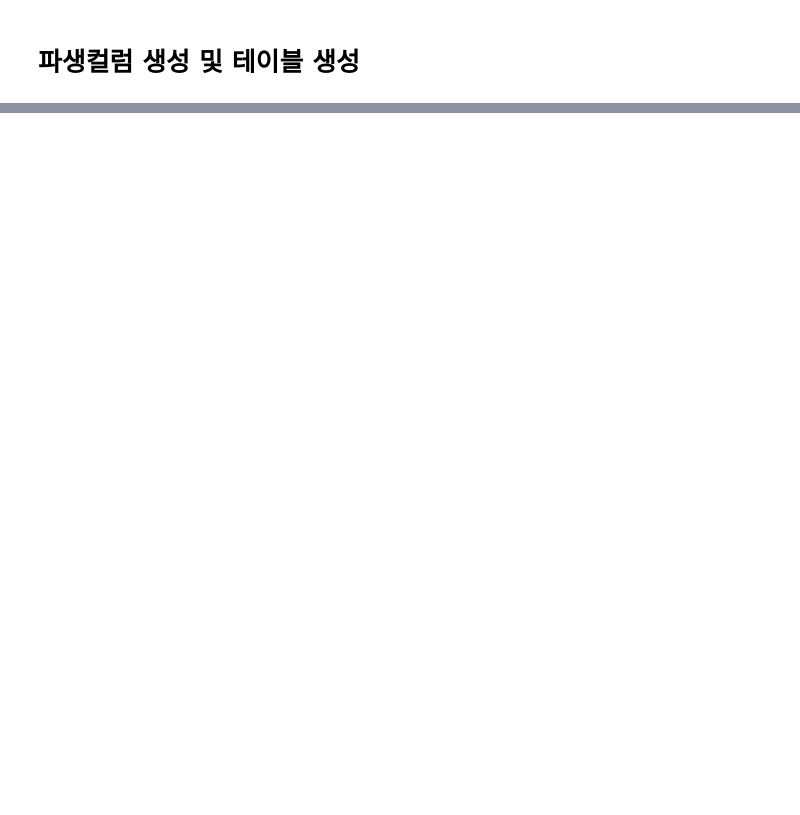
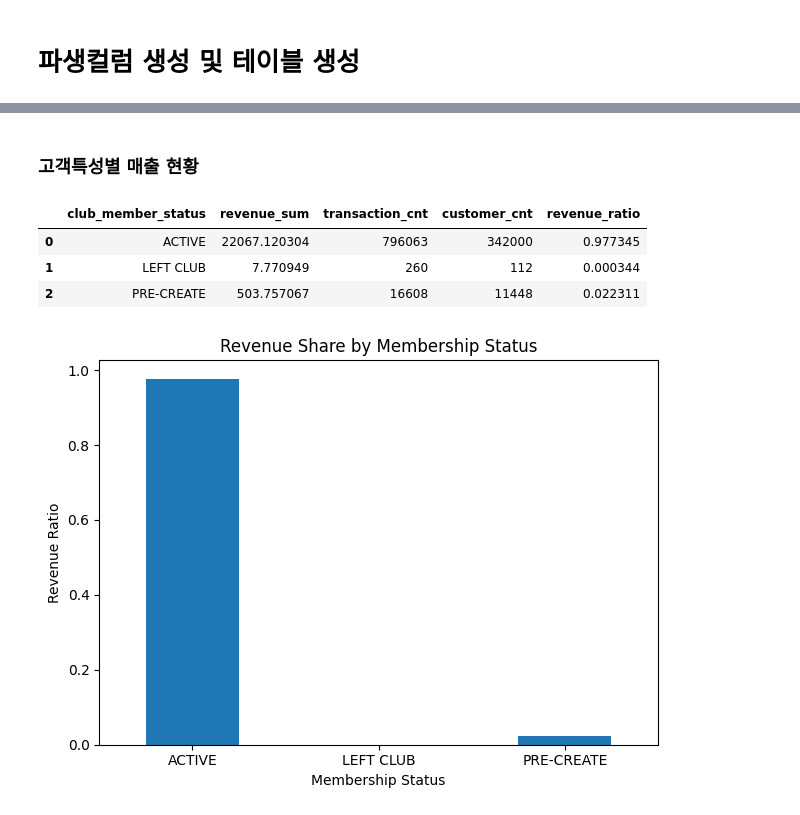
Before and after one commit to leegolem/data-commando-project, a Jupyter notebook: notebooks/member2/3. Analyze_2_lee.ipynb, the cells around one changed output, grey strips where cells are left out. Cells and saved outputs as stored; diff of their text form; code cells hidden in the pictures; blank space fills up the shorter version.

Commit message:
Add member2_01/27_Process_Analyze

```diff
--- a/notebooks/member2/3. Analyze_2_lee.ipynb
+++ b/notebooks/member2/3. Analyze_2_lee.ipynb
@@ -551,0 +214,14 @@ plt.show()
+# %%
+# # ---------------------------------------------------------------------
+# 분석용 통합 테이블 거래+고객+상품
+# 볼수 있는 데이터
+# ==  거래(매출, 채널, 날짜, 고객그룹) + 고객속성 + 상품속성
+# 가입한 사람이 아닌 소비한 고객을 골라야 하기 때문에 inner 사용
+# ---------------------------------------------------------------------
+
+analysis_master = (
+    total_revenue
+    .merge(cust, on="customer_id", how="inner")
+    .merge(art, on="article_id", how="inner")
+)
+analysis_master.shape
@@ -551,0 +480,37 @@ plt.show()
+# %% [markdown]
+### 고객특성별 매출 현황
+# %%
+# 멤버십 상태별 매출
+member_overview = (
+    analysis_base
+    .groupby("club_member_status", as_index=False)
+    .agg(
+        revenue_sum=("revenue", "sum"),
+        transaction_cnt=("revenue", "count"),
+        customer_cnt=("customer_id", "nunique")
+    )
+)
+
+member_overview["revenue_ratio"] = (
+    member_overview["revenue_sum"]
+    / member_overview["revenue_sum"].sum()
+)
+
+member_overview
+# %% [output]
+|  | club_member_status | revenue_sum | transaction_cnt | customer_cnt | revenue_ratio |
+| 0 | ACTIVE | 22067.120304 | 796063 | 342000 | 0.977345 |
+| 1 | LEFT CLUB | 7.770949 | 260 | 112 | 0.000344 |
+| 2 | PRE-CREATE | 503.757067 | 16608 | 11448 | 0.022311 |
+# %%
+import matplotlib.pyplot as plt
+
+member_overview.set_index("club_member_status")["revenue_ratio"].plot(kind="bar")
+plt.title("Revenue Share by Membership Status")
+plt.xlabel("Membership Status")
+plt.ylabel("Revenue Ratio")
+plt.xticks(rotation=0)
+plt.tight_layout()
+plt.show()
+# %% [output]
+[figure, added]
```
Also changed, not shown: parts of 111 cells of this notebook, 6 other files.
